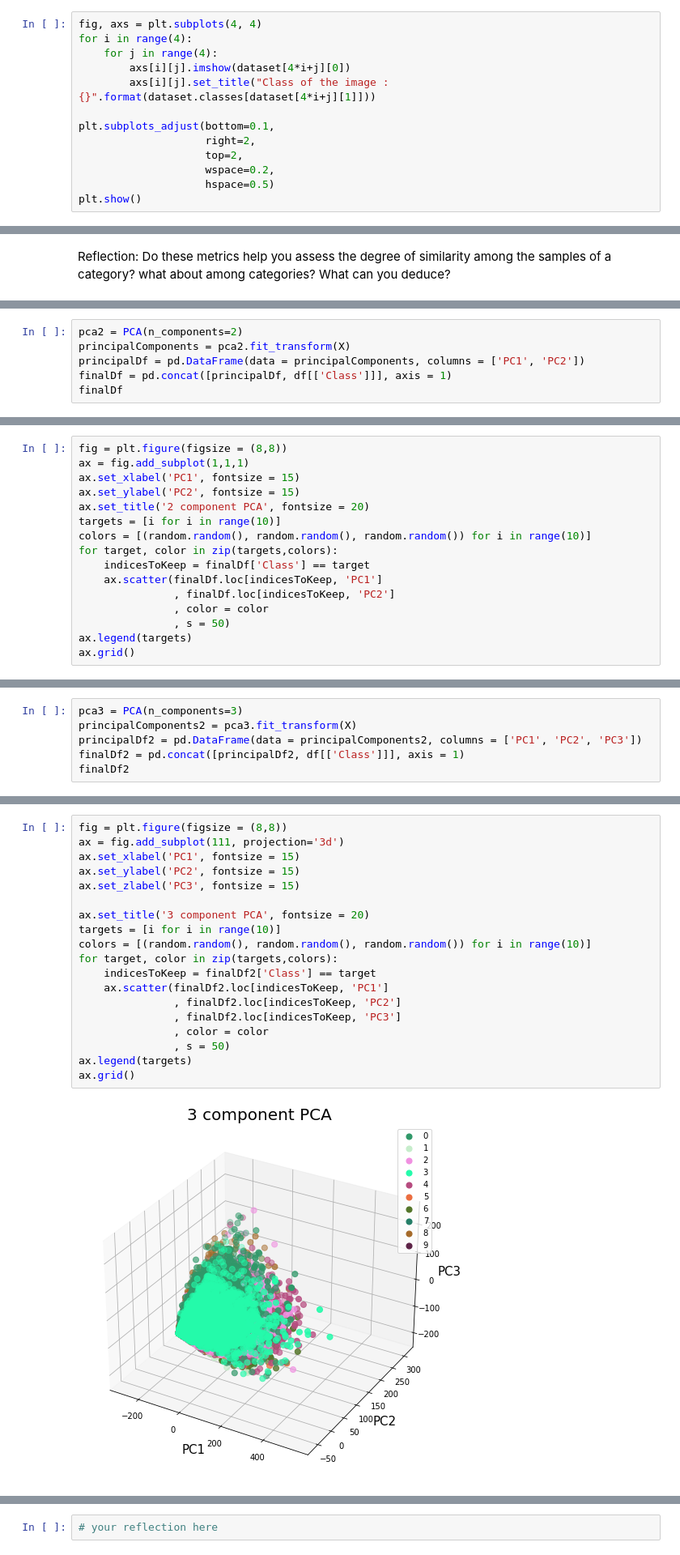
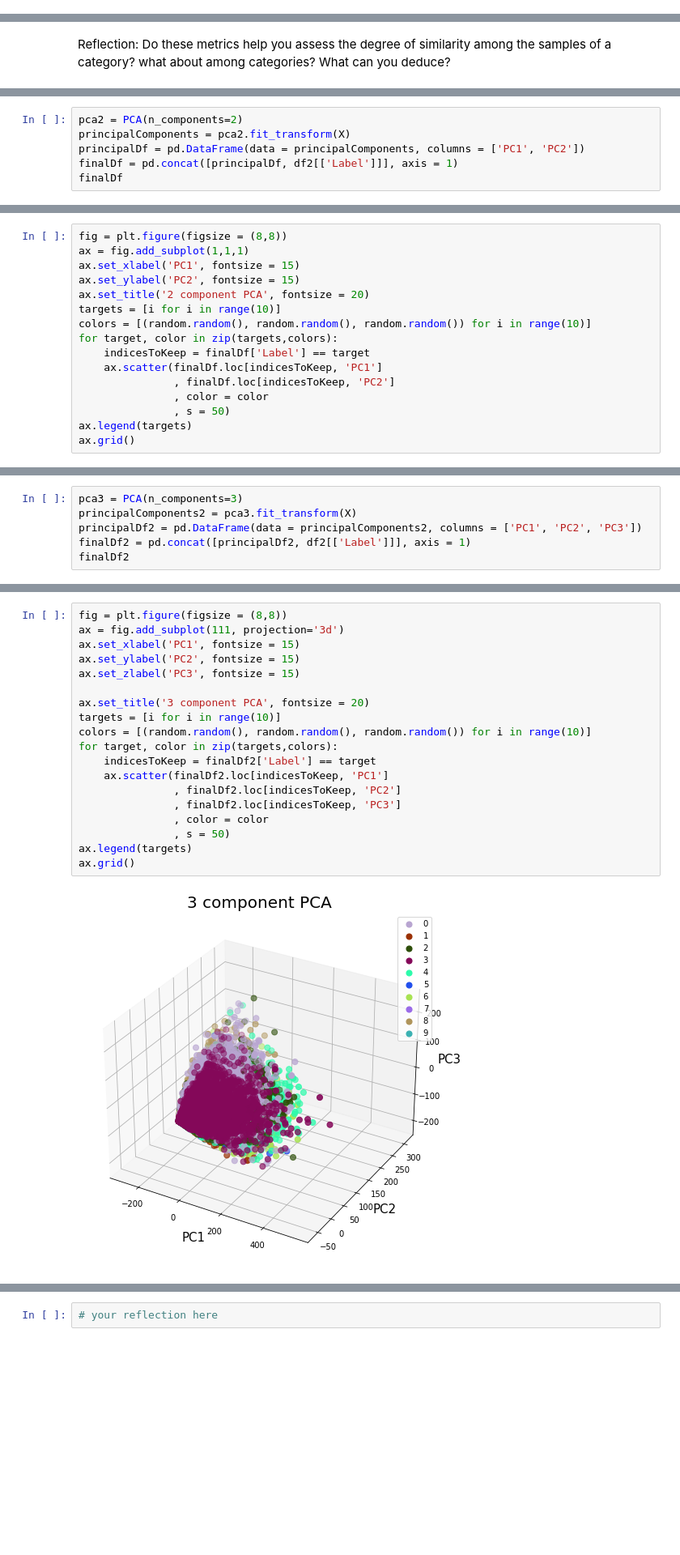
Before and after one commit to Exion35/UT---DataScience, a Jupyter notebook: Assignment 1 - Understanding a dataset.ipynb, the cells around one changed output, grey strips where cells are left out. Shown at 81% size. Saved outputs shown, nothing was run; the diff lists cells and outputs as text; blank space fills up the shorter version.

```diff
--- a/Assignment 1 - Understanding a dataset.ipynb
+++ b/Assignment 1 - Understanding a dataset.ipynb
@@ -48,16 +49,3 @@ dataset[0]
 (<PIL.Image.Image image mode=RGB size=32x32 at 0x...>, 6)
 # %% [markdown]
 ### What does the CIFAR10 dataset look like ?
-# %%
-fig, axs = plt.subplots(4, 4)
-for i in range(4):
-    for j in range(4):
-        axs[i][j].imshow(dataset[4*i+j][0])
-        axs[i][j].set_title("Class of the image : {}".format(dataset.classes[dataset[4*i+j][1]]))
-
-plt.subplots_adjust(bottom=0.1,
-                    right=2,
-                    top=2,
-                    wspace=0.2,
-                    hspace=0.5)
-plt.show()
@@ -330,6 +320,6 @@ Create the following two figures:
 pca2 = PCA(n_components=2)
 principalComponents = pca2.fit_transform(X)
 principalDf = pd.DataFrame(data = principalComponents, columns = ['PC1', 'PC2'])
-finalDf = pd.concat([principalDf, df[['Class']]], axis = 1)
+finalDf = pd.concat([principalDf, df2[['Label']]], axis = 1)
 finalDf
 # %% [output]
@@ -355,7 +345,7 @@ ax.set_title('2 component PCA', fontsize = 20)
 targets = [i for i in range(10)]
 colors = [(random.random(), random.random(), random.random()) for i in range(10)]
 for target, color in zip(targets,colors):
-    indicesToKeep = finalDf['Class'] == target
+    indicesToKeep = finalDf['Label'] == target
     ax.scatter(finalDf.loc[indicesToKeep, 'PC1']
                , finalDf.loc[indicesToKeep, 'PC2']
                , color = color
@@ -368,6 +358,6 @@ ax.grid()
 pca3 = PCA(n_components=3)
 principalComponents2 = pca3.fit_transform(X)
 principalDf2 = pd.DataFrame(data = principalComponents2, columns = ['PC1', 'PC2', 'PC3'])
-finalDf2 = pd.concat([principalDf2, df[['Class']]], axis = 1)
+finalDf2 = pd.concat([principalDf2, df2[['Label']]], axis = 1)
 finalDf2
 # %% [output]
@@ -387,24 +377,24 @@ finalDf2
 # %%
 fig = plt.figure(figsize = (8,8))
 ax = fig.add_subplot(111, projection='3d')
 ax.set_xlabel('PC1', fontsize = 15)
 ax.set_ylabel('PC2', fontsize = 15)
 ax.set_zlabel('PC3', fontsize = 15)
 
 ax.set_title('3 component PCA', fontsize = 20)
 targets = [i for i in range(10)]
 colors = [(random.random(), random.random(), random.random()) for i in range(10)]
 for target, color in zip(targets,colors):
-    indicesToKeep = finalDf2['Class'] == target
+    indicesToKeep = finalDf2['Label'] == target
     ax.scatter(finalDf2.loc[indicesToKeep, 'PC1']
                , finalDf2.loc[indicesToKeep, 'PC2']
                , finalDf2.loc[indicesToKeep, 'PC3']
                , color = color
                , s = 50)
 ax.legend(targets)
 ax.grid()
 # %% [output]
-[figure, old version]
+[figure, new version]
 # %% [markdown]
 ### Exercise: Reflection
 
```
Also changed, not shown: parts of 10 cells of this notebook.
